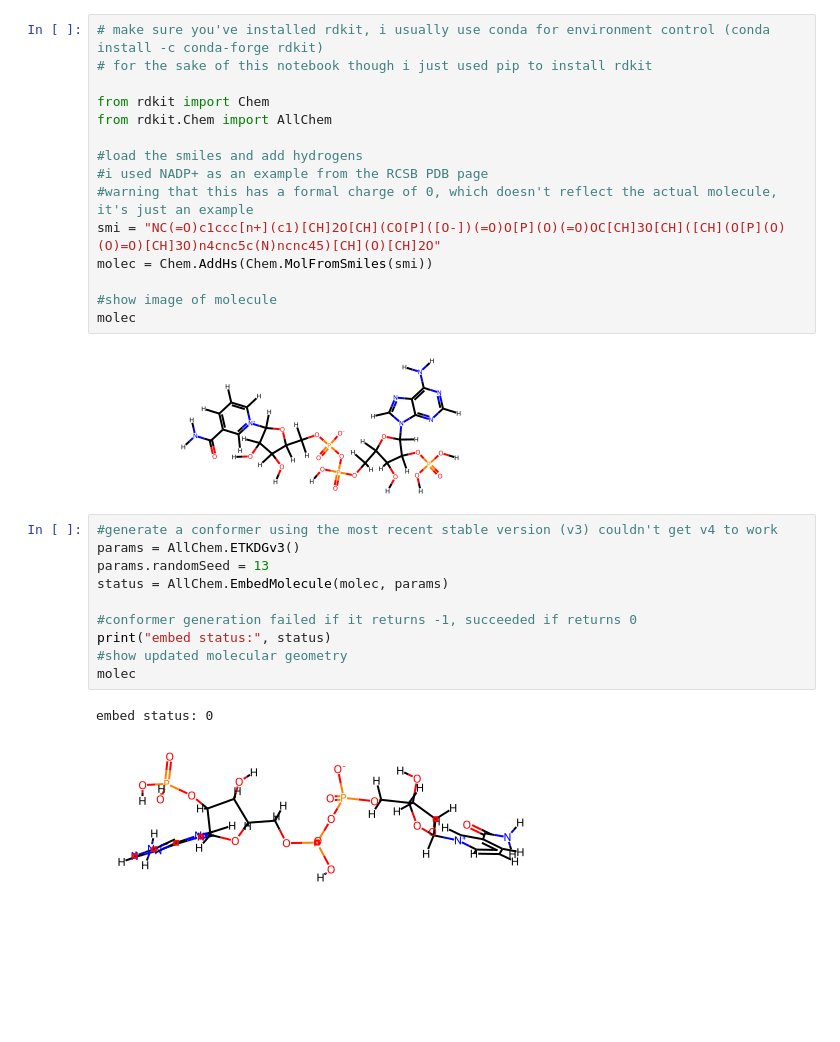
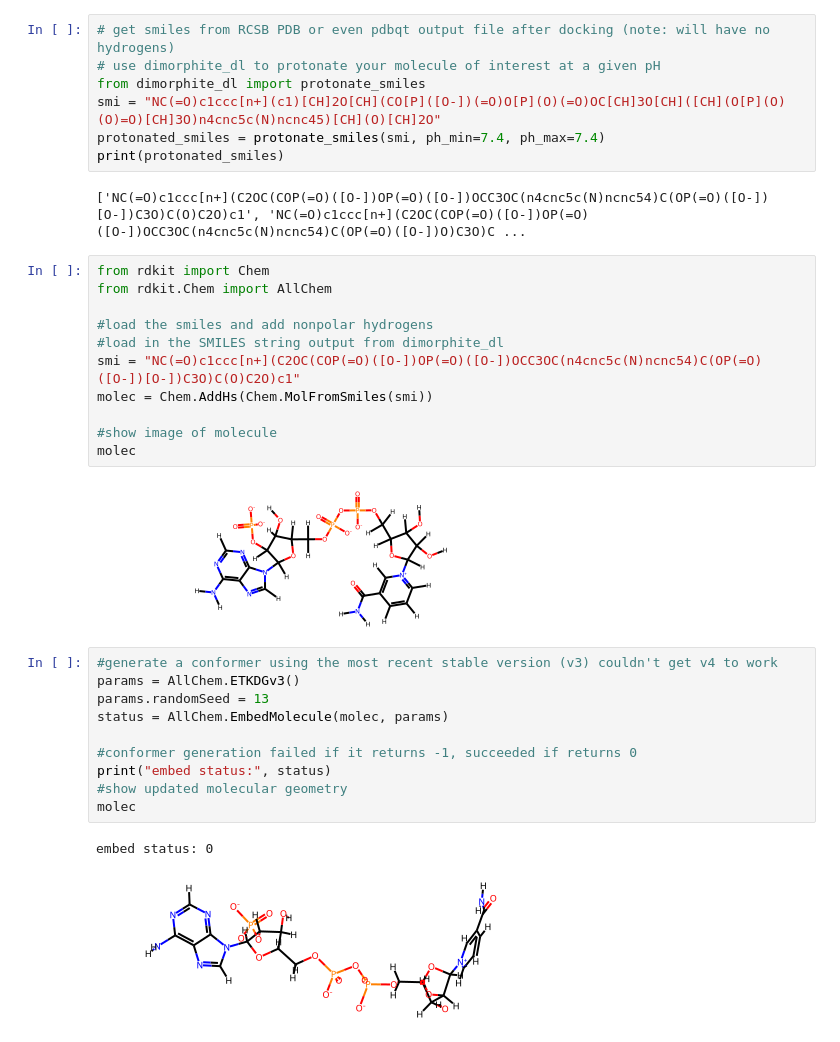
Before and after one commit to leblanclucy/openmm-moleculardynamics, a Jupyter notebook: jupyter/create_molecule_from_smiles_rdkit.ipynb, the cells around one changed output. Drawn from its saved outputs; the diff is of its cells as text; blank space fills up the shorter version.

```diff
--- a/jupyter/create_molecule_from_smiles_rdkit.ipynb
+++ b/jupyter/create_molecule_from_smiles_rdkit.ipynb
@@ -21,20 +46,25 @@ Note: you may need to restart the kernel to use updated packages.
+# %%
+# get smiles from RCSB PDB or even pdbqt output file after docking (note: will have no hydrogens)
+# use dimorphite_dl to protonate your molecule of interest at a given pH
+from dimorphite_dl import protonate_smiles
+smi = "NC(=O)c1ccc[n+](c1)[CH]2O[CH](CO[P]([O-])(=O)O[P](O)(=O)OC[CH]3O[CH]([CH](O[P](O)(O)=O)[CH]3O)n4cnc5c(N)ncnc45)[CH](O)[CH]2O"
+protonated_smiles = protonate_smiles(smi, ph_min=7.4, ph_max=7.4)
+print(protonated_smiles)
+# %% [output]
+['NC(=O)c1ccc[n+](C2OC(COP(=O)([O-])OP(=O)([O-])OCC3OC(n4cnc5c(N)ncnc54)C(OP(=O)([O-])[O-])C3O)C(O)C2O)c1', 'NC(=O)c1ccc[n+](C2OC(COP(=O)([O-])OP(=O)([O-])OCC3OC(n4cnc5c(N)ncnc54)C(OP(=O)([O-])O)C3O)C ...
 # %%
-# make sure you've installed rdkit, i usually use conda for environment control (conda install -c conda-forge rdkit)
-# for the sake of this notebook though i just used pip to install rdkit
-
 from rdkit import Chem
 from rdkit.Chem import AllChem
 
-#load the smiles and add hydrogens
-#i used NADP+ as an example from the RCSB PDB page
-#warning that this has a formal charge of 0, which doesn't reflect the actual molecule, it's just an example
-smi = "NC(=O)c1ccc[n+](c1)[CH]2O[CH](CO[P]([O-])(=O)O[P](O)(=O)OC[CH]3O[CH]([CH](O[P](O)(O)=O)[CH]3O)n4cnc5c(N)ncnc45)[CH](O)[CH]2O"
+#load the smiles and add nonpolar hydrogens
+#load in the SMILES string output from dimorphite_dl
+smi = "NC(=O)c1ccc[n+](C2OC(COP(=O)([O-])OP(=O)([O-])OCC3OC(n4cnc5c(N)ncnc54)C(OP(=O)([O-])[O-])C3O)C(O)C2O)c1"
 molec = Chem.AddHs(Chem.MolFromSmiles(smi))
 
 #show image of molecule
 molec
 # %% [output]
-[figure, old version]
+[figure, new version]
 # %%
 #generate a conformer using the most recent stable version (v3) couldn't get v4 to work
 params = AllChem.ETKDGv3()
@@ -47,7 +77,7 @@ print("embed status:", status)
 molec
 # %% [output]
 embed status: 0
-[figure, old version]
+[figure, new version]
 # %%
 #optimize geometry with 5000 iterations
 AllChem.MMFFOptimizeMolecule(molec, maxIters=5000)
```
Also changed, not shown: parts of 3 cells of this notebook.
